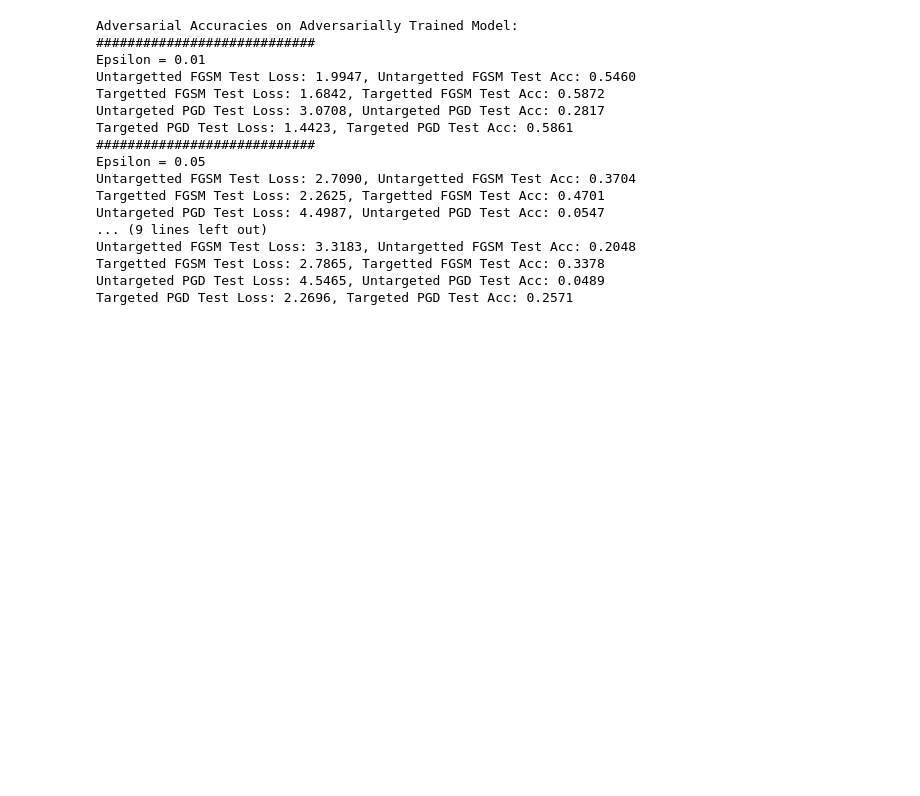
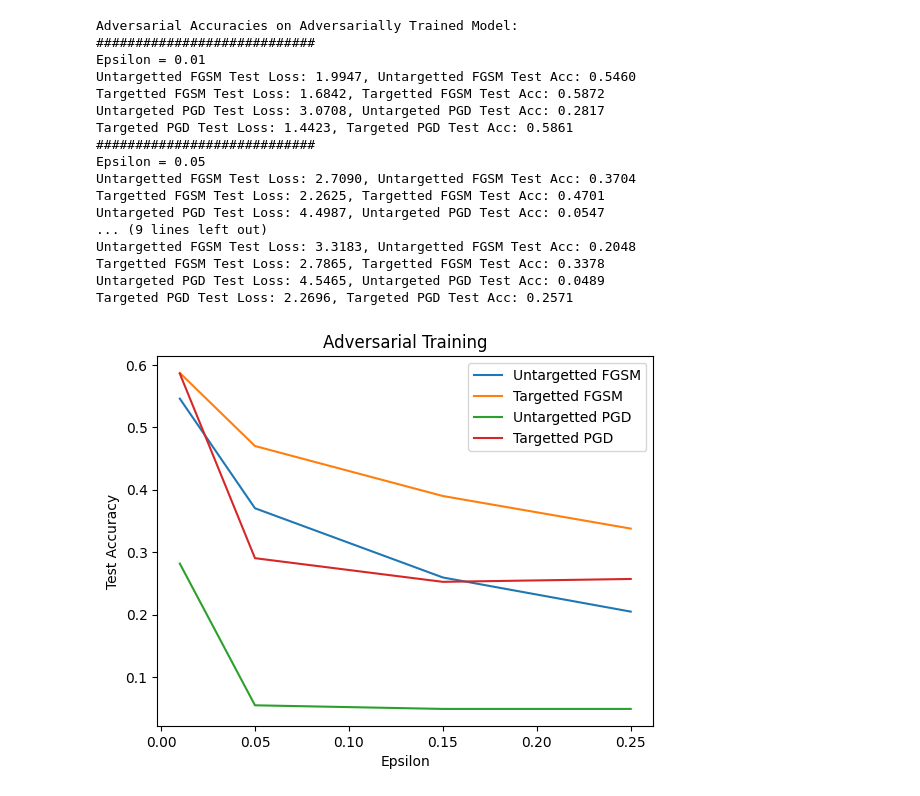
Before and after one commit to HarshK23/RSAI-Project, a Jupyter notebook: InitCodeCIFAR.ipynb, the cells around one changed output. Cells and saved outputs as stored; diff of their text form; code cells hidden in the pictures; blank space fills up the shorter version.

```diff
--- a/InitCodeCIFAR.ipynb
+++ b/InitCodeCIFAR.ipynb
@@ -663,21 +663,23 @@ Untargeted PGD Test Loss: 4.5465, Untargeted PGD Test Acc: 0.0489
 Targeted PGD Test Loss: 2.2696, Targeted PGD Test Acc: 0.2571
 # %%
 # # Plotting the variation of accuracies with epsilon
-# plt.plot([0.01, 0.05, 0.15, 0.25], U_FGSM_ACC_adv, label="Untargetted FGSM")
-# plt.plot([0.01, 0.05, 0.15, 0.25], T_FGSM_ACC_adv, label="Targetted FGSM")
-# plt.plot([0.01, 0.05, 0.15, 0.25], U_PGD_ACC_adv, label="Untargetted PGD")
-# plt.plot([0.01, 0.05, 0.15, 0.25], T_PGD_ACC_adv, label="Targetted PGD")
-# plt.xlabel("Epsilon")
-# plt.ylabel("Test Accuracy")
-# plt.title("Adversarial Training")
-# plt.legend()
-# plt.show()
-import plotly.graph_objects as go
-fig = go.Figure()
-fig.add_trace(go.Scatter(x=[0.01, 0.05, 0.15, 0.25], y=U_FGSM_ACC_adv, mode='lines+markers', name='Untargetted FGSM'))
-fig.add_trace(go.Scatter(x=[0.01, 0.05, 0.15, 0.25], y=T_FGSM_ACC_adv, mode='lines+markers', name='Targetted FGSM'))
-fig.add_trace(go.Scatter(x=[0.01, 0.05, 0.15, 0.25], y=U_PGD_ACC_adv, mode='lines+markers', name='Untargetted PGD'))
-fig.add_trace(go.Scatter(x=[0.01, 0.05, 0.15, 0.25], y=T_PGD_ACC_adv, mode='lines+markers', name='Targetted PGD'))
-fig.update_layout(title='Adversarial Attacks on Adversarially Trained Model', xaxis_title='Epsilon', yaxis_title='Test Accuracy')
-fig.show()
+plt.plot([0.01, 0.05, 0.15, 0.25], U_FGSM_ACC_adv, label="Untargetted FGSM")
+plt.plot([0.01, 0.05, 0.15, 0.25], T_FGSM_ACC_adv, label="Targetted FGSM")
+plt.plot([0.01, 0.05, 0.15, 0.25], U_PGD_ACC_adv, label="Untargetted PGD")
+plt.plot([0.01, 0.05, 0.15, 0.25], T_PGD_ACC_adv, label="Targetted PGD")
+plt.xlabel("Epsilon")
+plt.ylabel("Test Accuracy")
+plt.title("Adversarial Training")
+plt.legend()
+plt.show()
+# import plotly.graph_objects as go
+# fig = go.Figure()
+# fig.add_trace(go.Scatter(x=[0.01, 0.05, 0.15, 0.25], y=U_FGSM_ACC_adv, mode='lines+markers', name='Untargetted FGSM'))
+# fig.add_trace(go.Scatter(x=[0.01, 0.05, 0.15, 0.25], y=T_FGSM_ACC_adv, mode='lines+markers', name='Targetted FGSM'))
+# fig.add_trace(go.Scatter(x=[0.01, 0.05, 0.15, 0.25], y=U_PGD_ACC_adv, mode='lines+markers', name='Untargetted PGD'))
+# fig.add_trace(go.Scatter(x=[0.01, 0.05, 0.15, 0.25], y=T_PGD_ACC_adv, mode='lines+markers', name='Targetted PGD'))
+# fig.update_layout(title='Adversarial Attacks on Adversarially Trained ResNet-18', xaxis_title='Epsilon', yaxis_title='Test Accuracy')
+# fig.show()
+# %% [output]
+[figure, added]
 # %%
```
Also changed, not shown: parts of 2 cells of this notebook.
